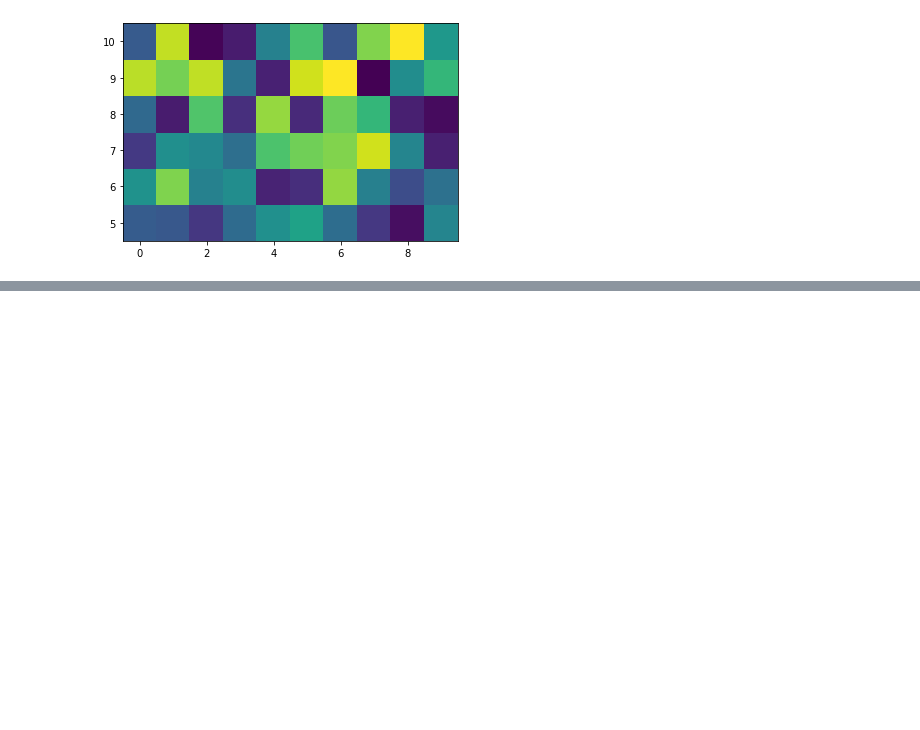
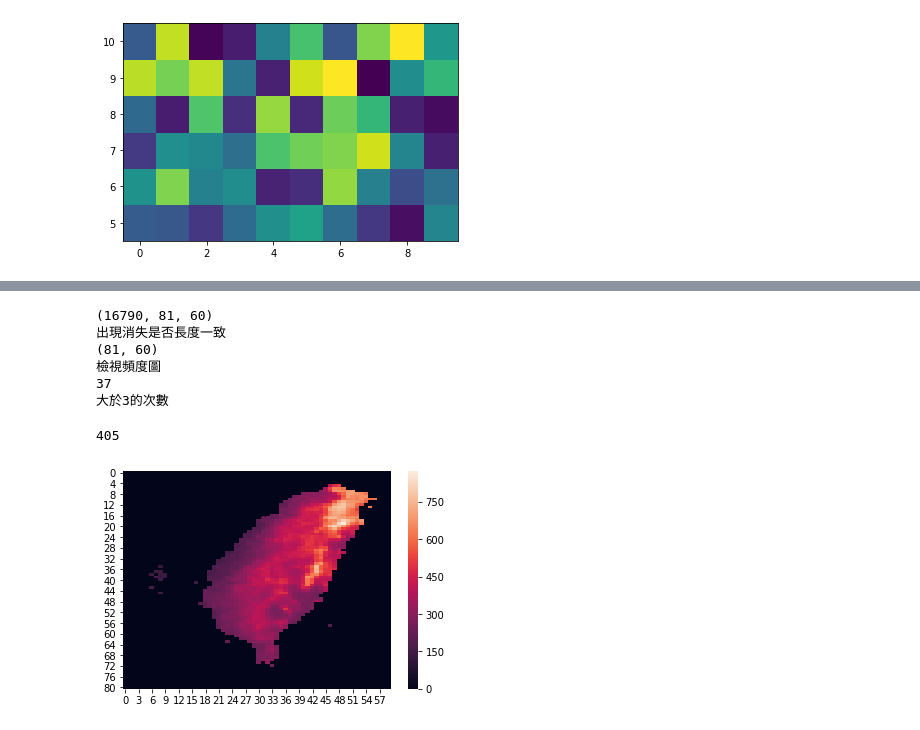
Before and after one commit to onionsteven/GitTest, a Jupyter notebook: my_pandas_practice.ipynb, the cells around one changed output, grey strips where cells are left out. Cells and saved outputs as stored; diff of their text form; code cells hidden in the pictures; blank space fills up the shorter version.

```diff
--- a/my_pandas_practice.ipynb
+++ b/my_pandas_practice.ipynb
@@ -304,0 +547,48 @@ dtype: int64
+# %%
+#給定篩選值
+given_criterion = 1
+#給定連續天數
+continue_criterion = 3
+
+#產生篩選值T/F array
+tel_array = pr_array > given_criterion
+find_diff = lambda x: np.diff(x,0)
+tel_diff_oc = np.apply_along_axis(find_diff,0,tel_array)
+#print(tel_diff_oc.shape)
+
+
+def find_countz(x):
+    tel_array_01 = np.zeros(len(x))
+    tel_array_01[x==1]=1
+    diff_01 = np.diff(tel_array_01)
+    pos_of_one = np.where(diff_01==1)
+    pos_of_minus_one = np.where(diff_01==-1)
+    #oc = len(pos_of_one)==len(pos_of_minus_one)
+    if len(pos_of_minus_one[0]) == len(pos_of_one[0]):
+        continu_len = pos_of_minus_one[0] - pos_of_one[0]
+    elif len(pos_of_minus_one[0]) != len(pos_of_one[0]):
+        continu_len = np.append(pos_of_minus_one[0],len(x)) - pos_of_one[0]
+    oc = sum(continu_len > continue_criterion)
+    return(oc)
+
+find_countz_oc = np.apply_along_axis(find_countz,0,tel_array)
+print("檢視色階圖")
+print(find_countz_oc.shape)
+sns.heatmap(np.flip(find_countz_oc,0))
+
+
+print("檢視頻度圖")
+#plt.pyplot.hist(continu_len)
+print(max(continu_len))
+
+print("大於3的次數")
+sum(continu_len > 3)
+# %% [output]
+(16790, 81, 60)
+出現消失是否長度一致
+(81, 60)
+檢視頻度圖
+37
+大於3的次數
+405
+[figure, added]
```
Also changed, not shown: parts of 4 cells of this notebook.
